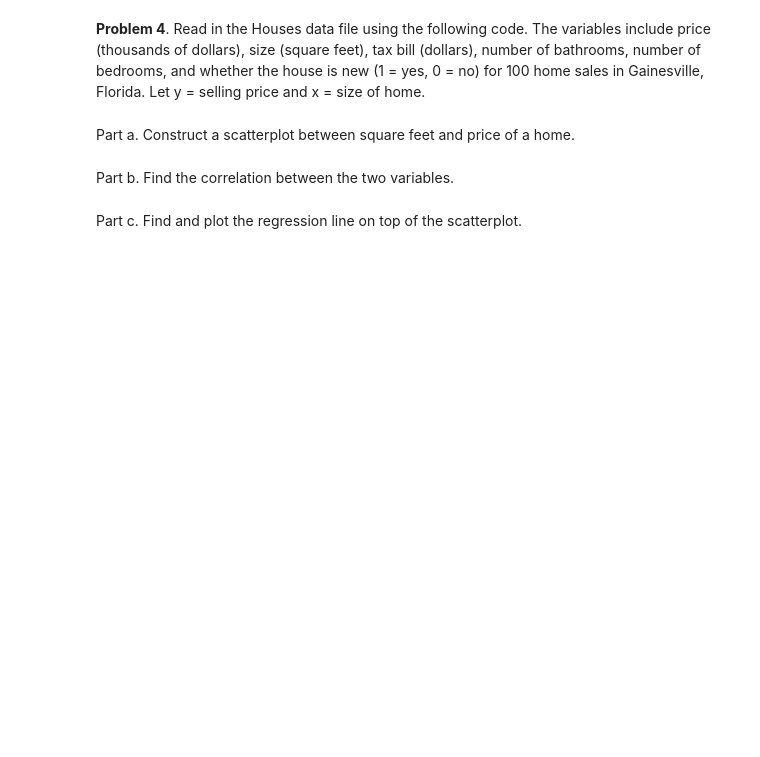
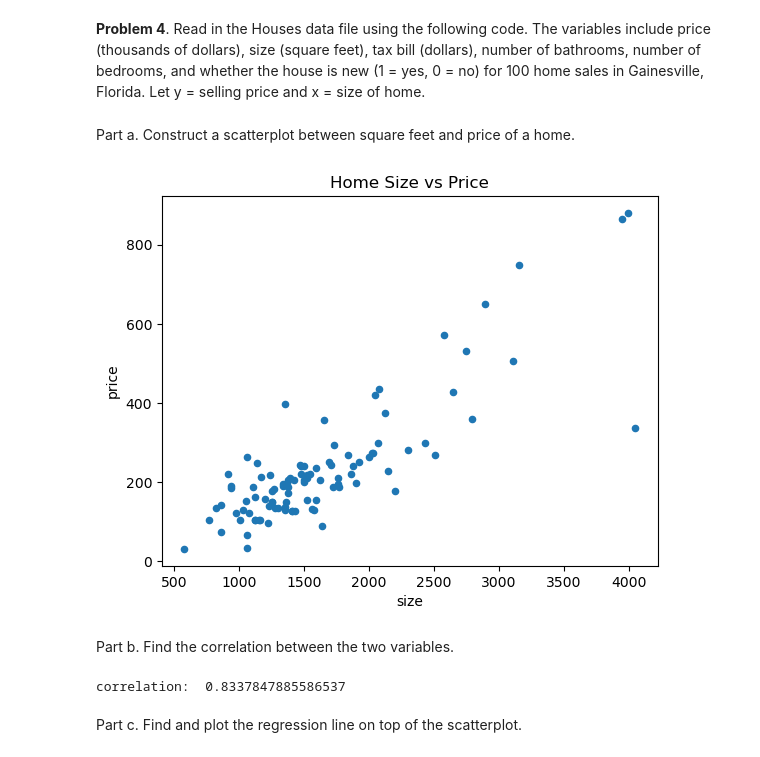
Before and after one commit to stat220/stat-220-hw1-jgklingo, a Jupyter notebook: Stat_220_HW1.ipynb, the cells around one changed output. Drawn from its saved outputs; the diff is of its cells as text; code cells hidden in the pictures; blank space fills up the shorter version.

```diff
--- a/Stat_220_HW1.ipynb
+++ b/Stat_220_HW1.ipynb
@@ -79,7 +80,17 @@ y = selling price and x = size of home.
 houses = pd.read_fwf("https://stat4ds.rwth-aachen.de/data/Houses.dat")
 # %% [markdown]
 Part a. Construct a scatterplot between square feet and price of a home.
+# %%
+houses.plot(kind="scatter", y="price", x="size")
+plt.title('Home Size vs Price')
+plt.show()
+# %% [output]
+[figure, added]
 # %% [markdown]
 Part b. Find the correlation between the two variables.
+# %%
+print("correlation: ", houses['size'].corr(houses['price']))
+# %% [output]
+correlation:  0.8337847885586537
 # %% [markdown]
 Part c. Find and plot the regression line on top of the scatterplot.
```
Also changed, not shown: parts of 9 cells of this notebook.
